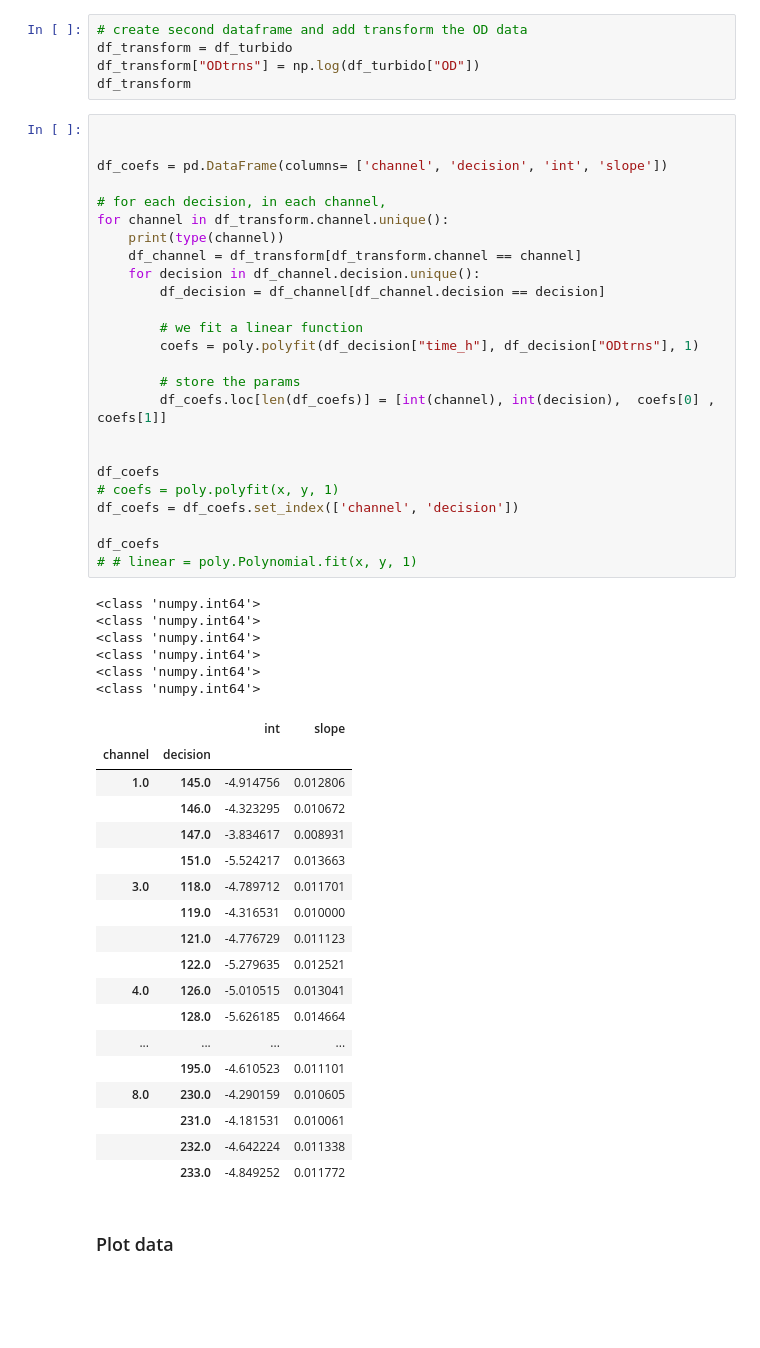
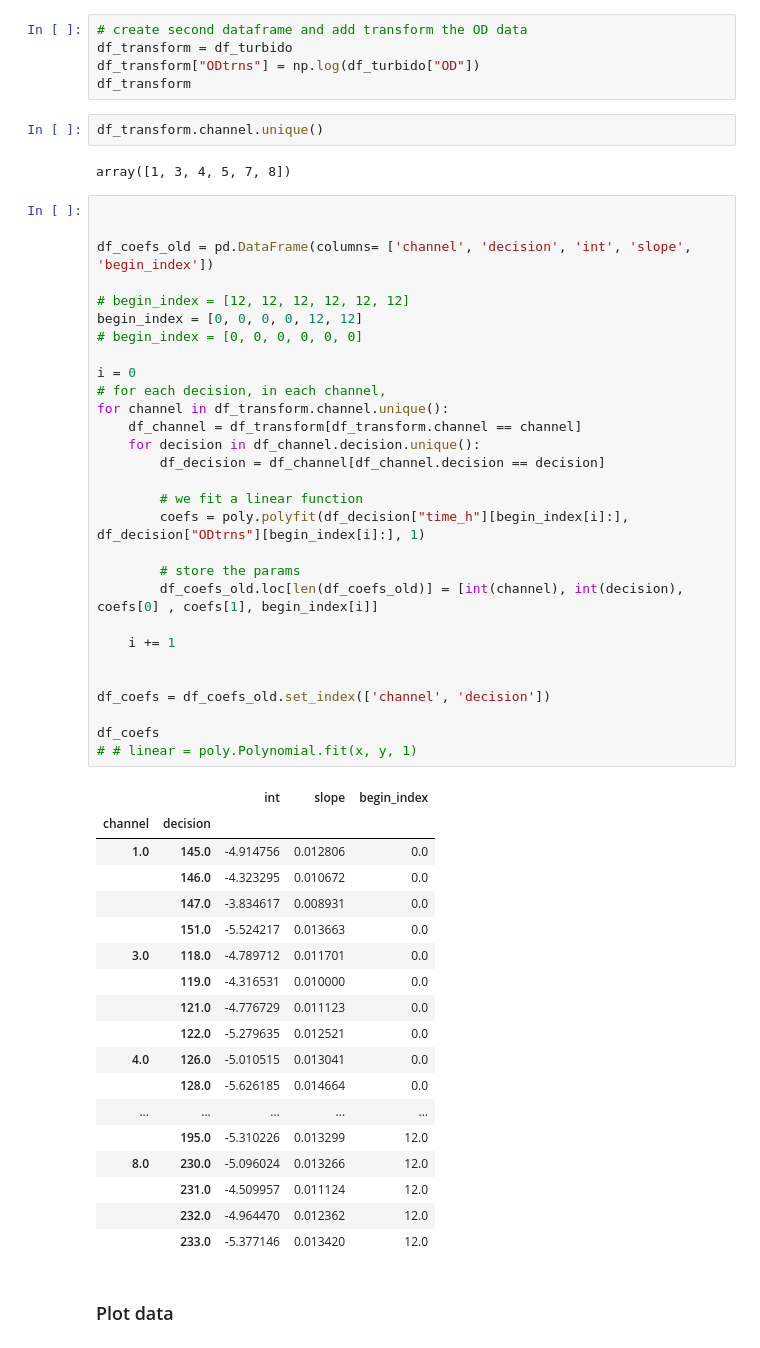
Before and after one commit to EvaPeet-sp/SystemsPractice, a Jupyter notebook: turbidostat.ipynb, the cells around one changed output. Saved outputs shown, nothing was run; the diff lists cells and outputs as text; blank space fills up the shorter version.

```diff
--- a/turbidostat.ipynb
+++ b/turbidostat.ipynb
@@ -54,56 +55,58 @@ def get_distinct_colors(n):
 df_transform = df_turbido
 df_transform["ODtrns"] = np.log(df_turbido["OD"])
 df_transform
+# %%
+df_transform.channel.unique()
+# %% [output]
+array([1, 3, 4, 5, 7, 8])
 # %%
 
 
-df_coefs = pd.DataFrame(columns= ['channel', 'decision', 'int', 'slope'])
+df_coefs_old = pd.DataFrame(columns= ['channel', 'decision', 'int', 'slope', 'begin_index'])
 
+# begin_index = [12, 12, 12, 12, 12, 12]
+begin_index = [0, 0, 0, 0, 12, 12]
+# begin_index = [0, 0, 0, 0, 0, 0]
+
+i = 0
 # for each decision, in each channel,
 for channel in df_transform.channel.unique():
-    print(type(channel))
     df_channel = df_transform[df_transform.channel == channel]
     for decision in df_channel.decision.unique():
         df_decision = df_channel[df_channel.decision == decision]
 
         # we fit a linear function
-        coefs = poly.polyfit(df_decision["time_h"], df_decision["ODtrns"], 1)
+        coefs = poly.polyfit(df_decision["time_h"][begin_index[i]:], df_decision["ODtrns"][begin_index[i]:], 1)
 
         # store the params
-        df_coefs.loc[len(df_coefs)] = [int(channel), int(decision),  coefs[0] , coefs[1]]
+        df_coefs_old.loc[len(df_coefs_old)] = [int(channel), int(decision),  coefs[0] , coefs[1], begin_index[i]]
+
+    i += 1
 
 
-df_coefs
-# coefs = poly.polyfit(x, y, 1)
-df_coefs = df_coefs.set_index(['channel', 'decision'])
+df_coefs = df_coefs_old.set_index(['channel', 'decision'])
 
 df_coefs
 # # linear = poly.Polynomial.fit(x, y, 1)
 # %% [output]
-<class 'numpy.int64'>
-<class 'numpy.int64'>
-<class 'numpy.int64'>
-<class 'numpy.int64'>
-<class 'numpy.int64'>
-<class 'numpy.int64'>
-|  |  | int | slope |
-| channel | decision |  |  |
-| 1.0 | 145.0 | -4.914756 | 0.012806 |
-|  | 146.0 | -4.323295 | 0.010672 |
-|  | 147.0 | -3.834617 | 0.008931 |
-|  | 151.0 | -5.524217 | 0.013663 |
-| 3.0 | 118.0 | -4.789712 | 0.011701 |
-|  | 119.0 | -4.316531 | 0.010000 |
-|  | 121.0 | -4.776729 | 0.011123 |
-|  | 122.0 | -5.279635 | 0.012521 |
-| 4.0 | 126.0 | -5.010515 | 0.013041 |
-|  | 128.0 | -5.626185 | 0.014664 |
-| ... | ... | ... | ... |
-|  | 195.0 | -4.610523 | 0.011101 |
-| 8.0 | 230.0 | -4.290159 | 0.010605 |
-|  | 231.0 | -4.181531 | 0.010061 |
-|  | 232.0 | -4.642224 | 0.011338 |
-|  | 233.0 | -4.849252 | 0.011772 |
+|  |  | int | slope | begin_index |
+| channel | decision |  |  |  |
+| 1.0 | 145.0 | -4.914756 | 0.012806 | 0.0 |
+|  | 146.0 | -4.323295 | 0.010672 | 0.0 |
+|  | 147.0 | -3.834617 | 0.008931 | 0.0 |
+|  | 151.0 | -5.524217 | 0.013663 | 0.0 |
+| 3.0 | 118.0 | -4.789712 | 0.011701 | 0.0 |
+|  | 119.0 | -4.316531 | 0.010000 | 0.0 |
+|  | 121.0 | -4.776729 | 0.011123 | 0.0 |
+|  | 122.0 | -5.279635 | 0.012521 | 0.0 |
+| 4.0 | 126.0 | -5.010515 | 0.013041 | 0.0 |
+|  | 128.0 | -5.626185 | 0.014664 | 0.0 |
+| ... | ... | ... | ... | ... |
+|  | 195.0 | -5.310226 | 0.013299 | 12.0 |
+| 8.0 | 230.0 | -5.096024 | 0.013266 | 12.0 |
+|  | 231.0 | -4.509957 | 0.011124 | 12.0 |
+|  | 232.0 | -4.964470 | 0.012362 | 12.0 |
+|  | 233.0 | -5.377146 | 0.013420 | 12.0 |
 # %% [markdown]
 ### Plot data
 # %% [markdown]
```
Also changed, not shown: parts of 7 cells of this notebook.
